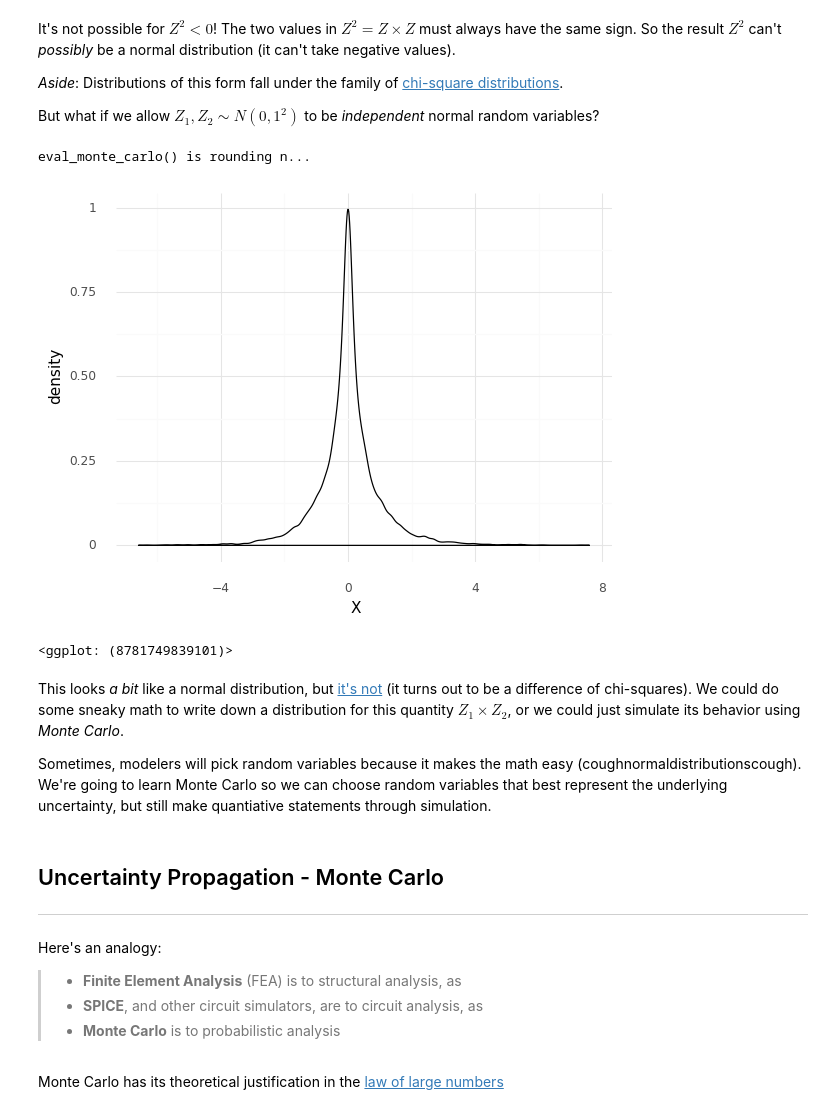
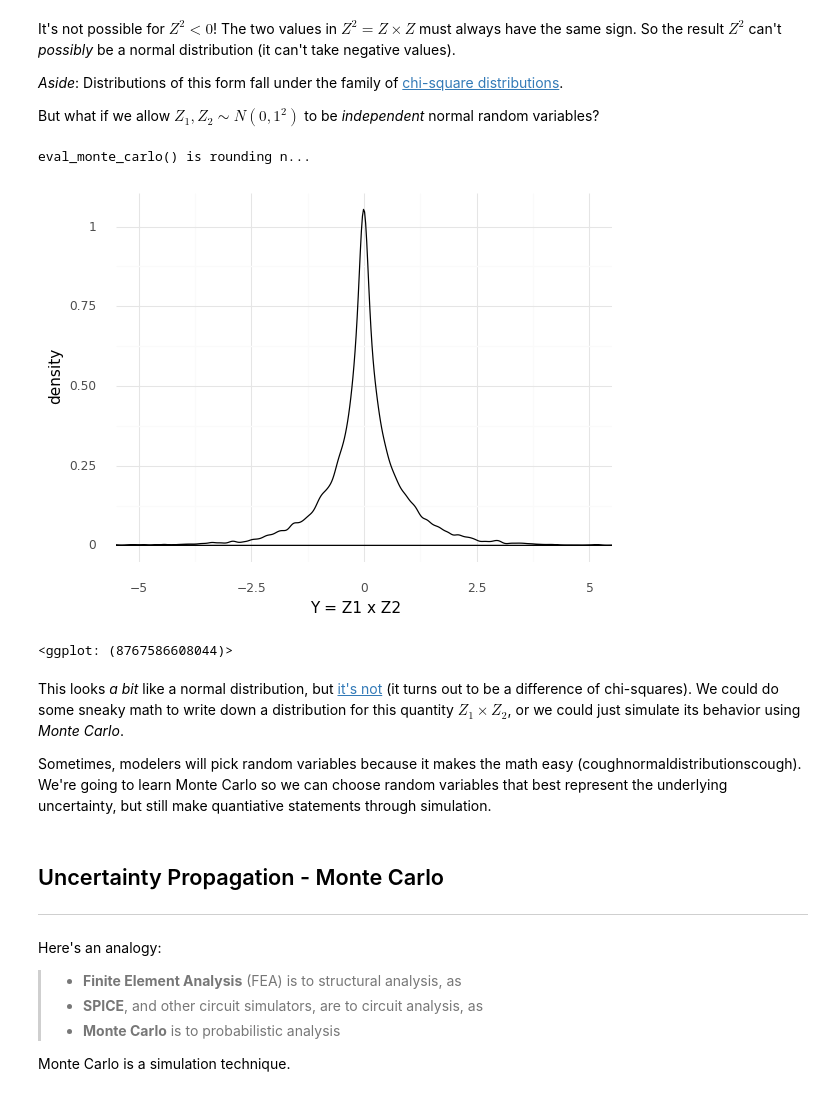
Before and after one commit to zdelrosario/pdo-notes, a Jupyter notebook: day13.ipynb, the cells around one changed output. Drawn from its saved outputs; the diff is of its cells as text; code cells hidden in the pictures.

```diff
--- a/day13.ipynb
+++ b/day13.ipynb
@@ -119,28 +209,30 @@ But what if we allow $Z_1, Z_2 \sim N(0, 1^2)$ to be *independent* normal random
 # %%
 (
     ## Build a simple model
     gr.Model()
     >> gr.cp_vec_function(
-        fun=lambda df: gr.df_make(X=df.Z1 * df.Z2),
+        fun=lambda df: gr.df_make(Y=df.Z1 * df.Z2),
         var=["Z1", "Z2"],
-        out=["X"],
+        out=["Y"],
     )
     >> gr.cp_marginals(
         Z1=dict(dist="norm", loc=0, scale=1),
         Z2=dict(dist="norm", loc=0, scale=1),
     )
     >> gr.cp_copula_independence()
     ## Approximate distribution using Monte Carlo
     >> gr.ev_monte_carlo(n=1e4, df_det="nom")
     ## Visualize
-    >> ggplot(aes("X"))
+    >> ggplot(aes("Y"))
+    + coord_cartesian(xlim=(-5, +5))
     + geom_density()
     + theme_minimal()
+    + labs(x="Y = Z1 x Z2")
 )
 # %% [output]
 eval_monte_carlo() is rounding n...
-[figure, old version]
+[figure, new version]
-<ggplot: (8781749839101)>
+<ggplot: (8767586608044)>
 # %% [markdown]
 This looks *a bit* like a normal distribution, but [it's not](https://math.stackexchange.com/questions/101062/is-the-product-of-two-gaussian-random-variables-also-a-gaussian) (it turns out to be a difference of chi-squares). We could do some sneaky math to write down a distribution for this quantity $Z_1 \times Z_2$, or we could just simulate its behavior using *Monte Carlo*.
 
@@ -155,5 +247,5 @@ Here's an analogy:
 > - **Finite Element Analysis** (FEA) is to structural analysis, as
 > - **SPICE**, and other circuit simulators, are to circuit analysis, as
 > - **Monte Carlo** is to probabilistic analysis
+
+Monte Carlo is a simulation technique.
-# %% [markdown]
-Monte Carlo has its theoretical justification in the [law of large numbers](https://en.wikipedia.org/wiki/Law_of_large_numbers)
```
Also changed, not shown: parts of 42 cells of this notebook.
